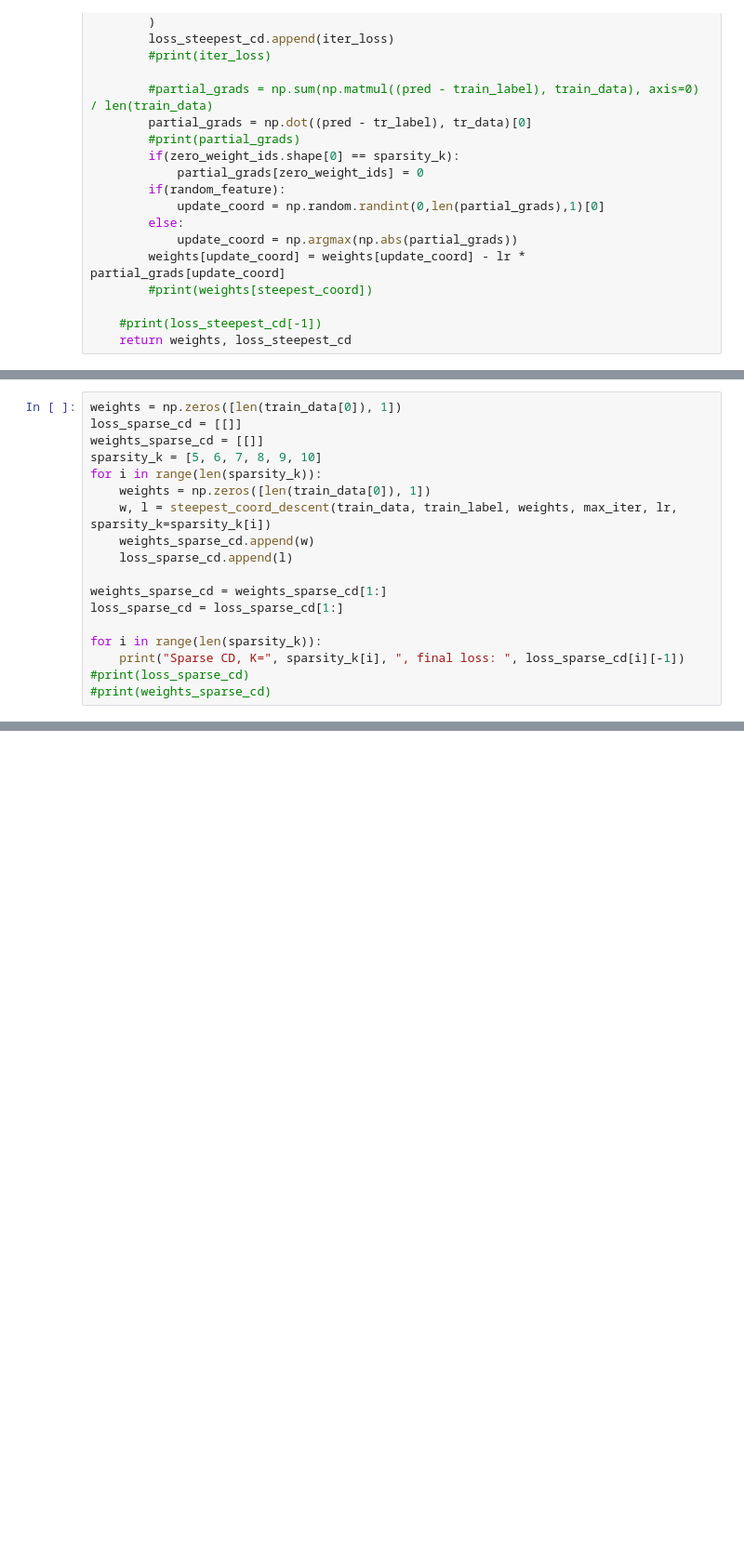
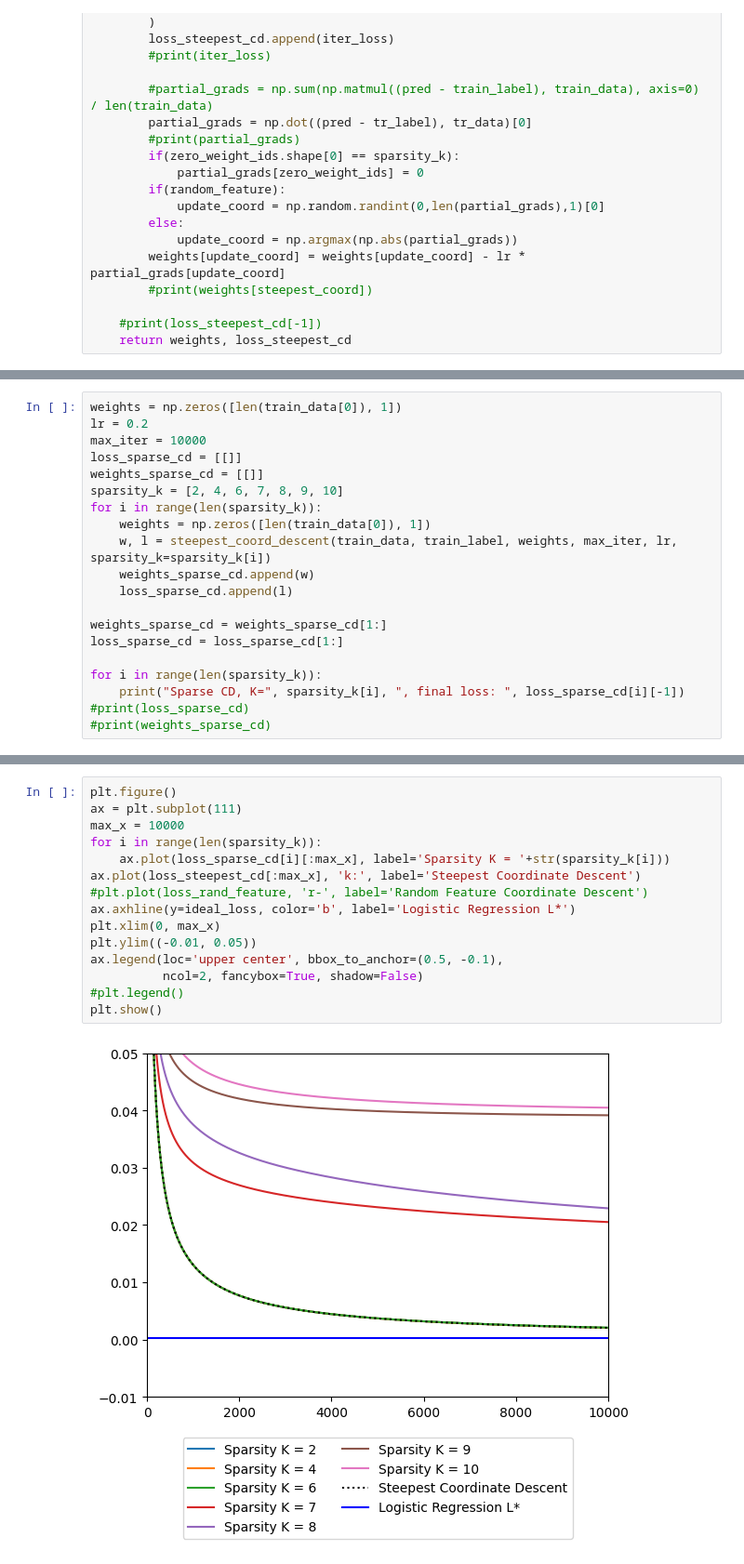
Before and after one commit to Kkrrish/descent_into_cerberon, a Jupyter notebook: coord_descent.ipynb, the cells around one changed output, grey strips where cells are left out. Shown at 93% size. Drawn from its saved outputs; the diff is of its cells as text; blank space fills up the shorter version.

```diff
--- a/coord_descent.ipynb
+++ b/coord_descent.ipynb
@@ -86,8 +86,10 @@ Random Feature CD, final loss:  0.0004675598394035392
 # %%
 weights = np.zeros([len(train_data[0]), 1])
+lr = 0.2
+max_iter = 10000
 loss_sparse_cd = [[]]
 weights_sparse_cd = [[]]
-sparsity_k = [5, 6, 7, 8, 9, 10]
+sparsity_k = [2, 4, 6, 7, 8, 9, 10]
 for i in range(len(sparsity_k)):
     weights = np.zeros([len(train_data[0]), 1])
     w, l = steepest_coord_descent(train_data, train_label, weights, max_iter, lr, sparsity_k=sparsity_k[i])
@@ -110,0 +125,17 @@ Sparse CD, K= 10 , final loss:  0.039862881597797856
+# %%
+plt.figure()
+ax = plt.subplot(111)
+max_x = 10000
+for i in range(len(sparsity_k)):
+    ax.plot(loss_sparse_cd[i][:max_x], label='Sparsity K = '+str(sparsity_k[i]))
+ax.plot(loss_steepest_cd[:max_x], 'k:', label='Steepest Coordinate Descent')
+#plt.plot(loss_rand_feature, 'r-', label='Random Feature Coordinate Descent')
+ax.axhline(y=ideal_loss, color='b', label='Logistic Regression L*')
+plt.xlim(0, max_x)
+plt.ylim((-0.01, 0.05))
+ax.legend(loc='upper center', bbox_to_anchor=(0.5, -0.1),
+          ncol=2, fancybox=True, shadow=False)
+#plt.legend()
+plt.show()
+# %% [output]
+[figure, added]
```
Also changed, not shown: parts of 4 cells of this notebook.
